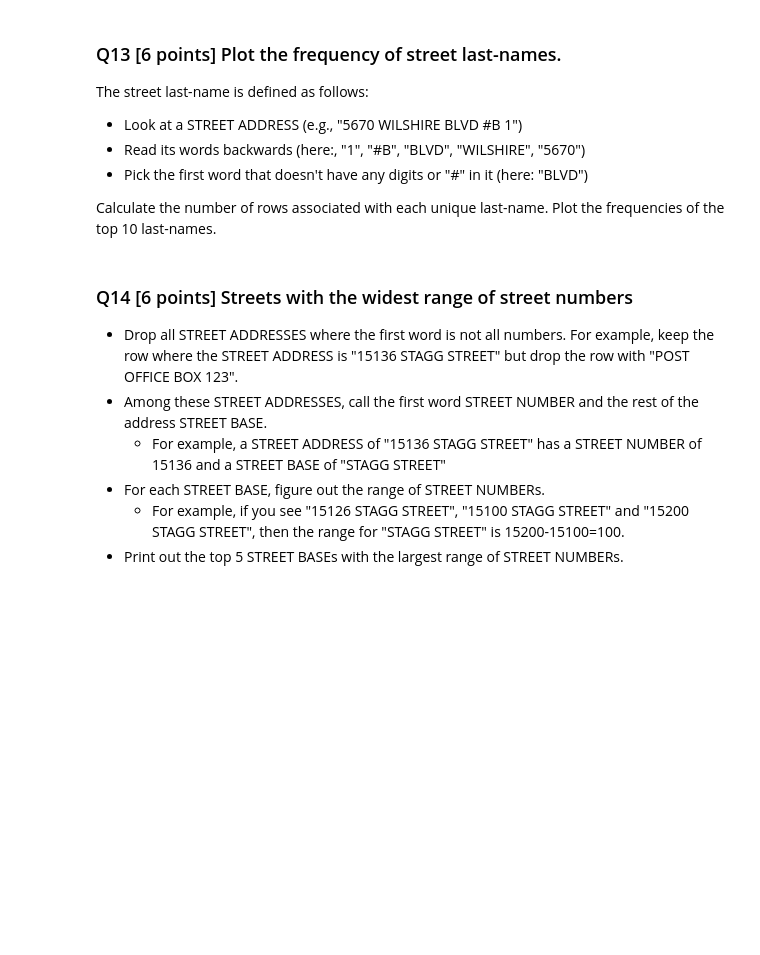
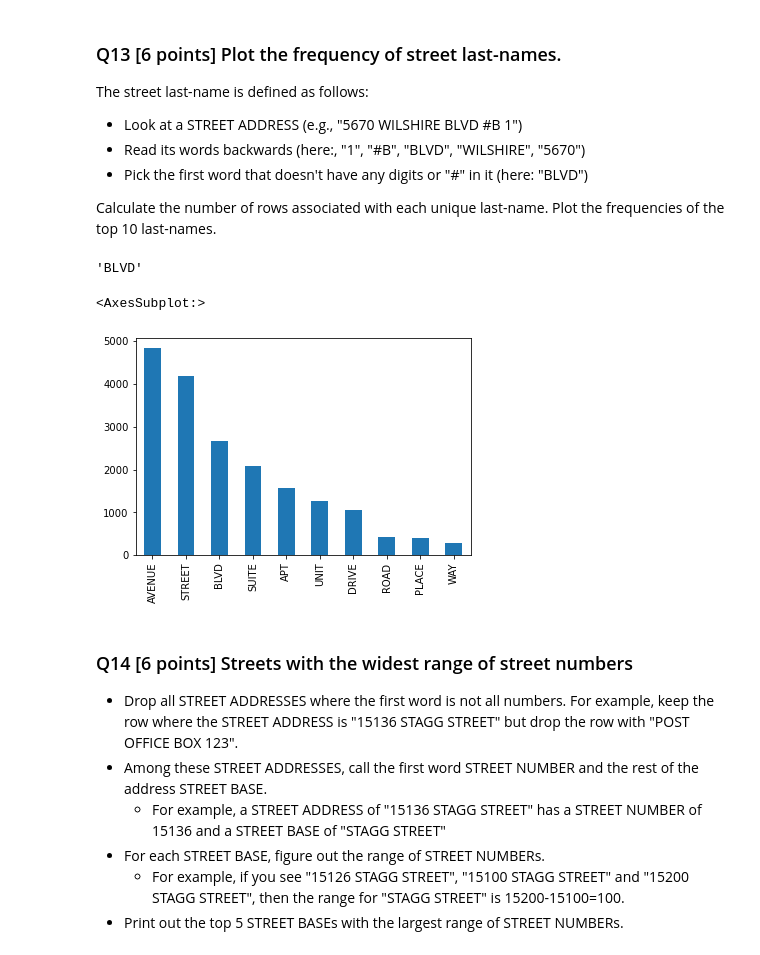
Before and after one commit to rohitashwachaks/MIS-S381N, a Jupyter notebook: Final/Final.ipynb, the cells around one changed output. Drawn from its saved outputs; the diff is of its cells as text; code cells hidden in the pictures; blank space fills up the shorter version.

```diff
--- a/Final/Final.ipynb
+++ b/Final/Final.ipynb
@@ -84,6 +190,20 @@ The street last-name is defined as follows:
 * Pick the first word that doesn't have any digits or "#" in it (here: "BLVD")
 
 Calculate the number of rows associated with each unique last-name. Plot the frequencies of the top 10 last-names.
+# %%
+def LastName(inpstr):
+    for word in inpstr[::-1].split():
+        if not (word.isnumeric() or ("#" in word)):
+            return(word[::-1])
+
+LastName("5670 WILSHIRE BLVD #B 1")
+# %% [output]
+'BLVD'
+# %%
+activeBusiness["STREET ADDRESS"].apply(lambda x: (LastName(x))).value_counts().sort_values(ascending=False)[:10].plot.bar()
+# %% [output]
+<AxesSubplot:>
+[figure, added]
 # %% [markdown]
 ### Q14 [6 points] Streets with the widest range of street numbers
 
```
Also changed, not shown: parts of 30 cells of this notebook.
